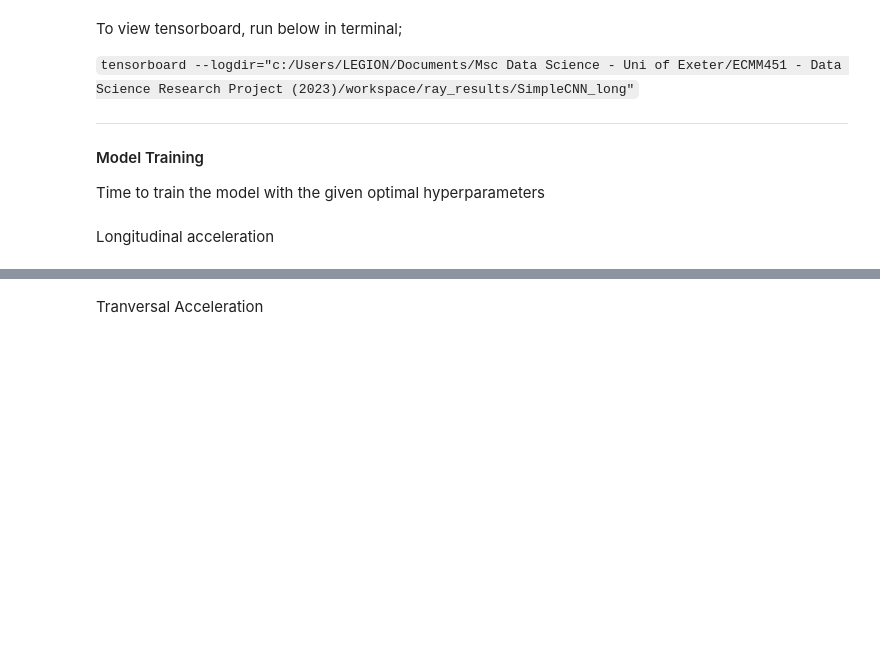
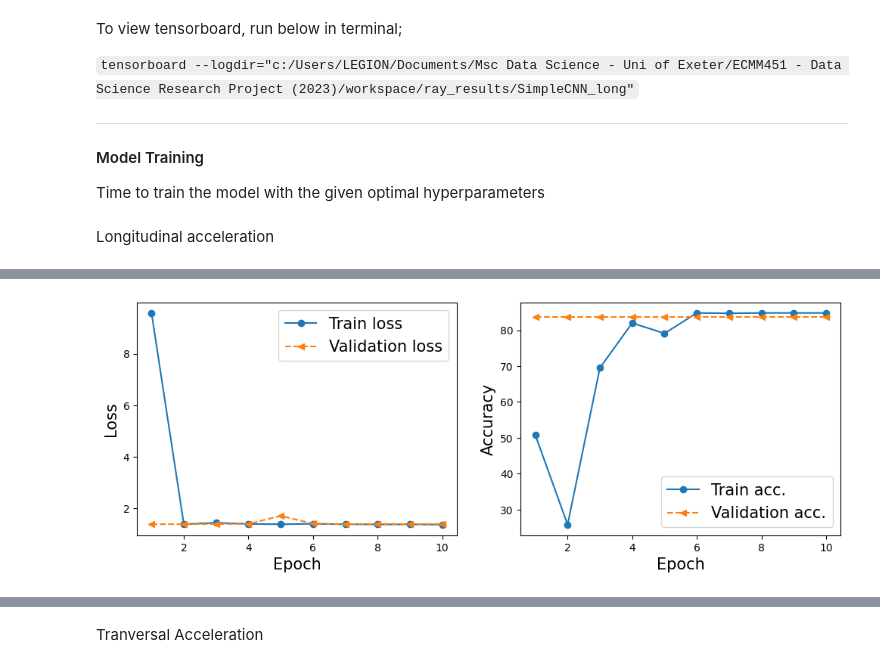
Before and after one commit to EsosaOrumwese/Msc_Research_Project_Multi-Task-Learning_CNN-GRU-biLSTM, a Jupyter notebook: preprocess.ipynb, the cells around one changed output, grey strips where cells are left out. Drawn from its saved outputs; the diff is of its cells as text; code cells hidden in the pictures; blank space fills up the shorter version.

```diff
--- a/preprocess.ipynb
+++ b/preprocess.ipynb
@@ -515,0 +591,43 @@ np.save('./model_checkpoint/run2_long_history.npy', np.array(long_hist))
+# %%
+import torch.nn as nn
+import torch.nn.functional as F
+
+class SimpleXCNN(nn.Module):
+      def __init__(self):
+            super(SimpleXCNN, self).__init__()
+            self.conv1 = nn.Conv1d(in_channels=1, out_channels=224, kernel_size=3, padding=1)
+            #self.batch_norm1 = nn.BatchNorm1d(num_features=224)
+            self.conv2 = nn.Conv2d(in_channels=224, out_channels=224, kernel_size=3, padding=1)
+            #self.batch_norm2 = nn.BatchNorm2d(num_features=224)
+            #self.maxpool = nn.MaxPool2d(kernel_size=(1, 2), stride=(1, 2))
+            self.flatten = nn.Flatten()
+            self.fc1 = nn.Linear(224 * 224, 4)  # 112 because of maxpool
+            ##self.fc2 = nn.Linear(1024, 4)
+            #self.dropout = nn.Dropout(p=0.4)  # Dropout layer
+            #self.fc3 = nn.Linear(l2,4)
+
+      def forward(self, x):
+            x = F.relu(self.conv1(x))  # Apply ReLU activation after Conv1d
+            #x = self.batch_norm1(x)
+            x = x.unsqueeze(2) # Add dimension for Conv2d: (batch_size, channels, 1, length)
+            x = F.relu(self.conv2(x))  # Apply ReLU activation after Conv2d
+            #x = self.batch_norm2(x)
+            #x = self.maxpool(x)
+            x = self.flatten(x)  # Flatten the tensor
+            #x = self.dropout(x)
+            #x = F.relu(self.fc1(x))  # Fully connected layer
+            #x = F.relu(self.fc2(x))
+            x = self.fc1(x)
+
+            return x
+# %%
+criterion = nn.CrossEntropyLoss(weight=class_weights)
+model_long = SimpleXCNN()
+optimizer_long = optim.Adam(model_long.parameters(), lr=0.006482722864364993, weight_decay=1e-4)
+scheduler_long = optim.lr_scheduler.ReduceLROnPlateau(optimizer_long, patience=5, factor=0.8185367503936773)
+device = torch.device("cuda" if torch.cuda.is_available() else "cpu")
+
+model_long = model_long.to(device)
+# %%
+engine_long = simpleCNN_engine(model_long, optimizer_long, scheduler_long, criterion, device)
+long_hist = engine_long.train_validation(train_dl_long, valid_dl_long, epochs=10, save_path=None)
@@ -515,0 +645,4 @@ np.save('./model_checkpoint/run2_long_history.npy', np.array(long_hist))
+# %%
+plot_history(long_hist)
+# %% [output]
+[figure, added]
```
Also changed, not shown: parts of 35 cells of this notebook, 8 other files.
